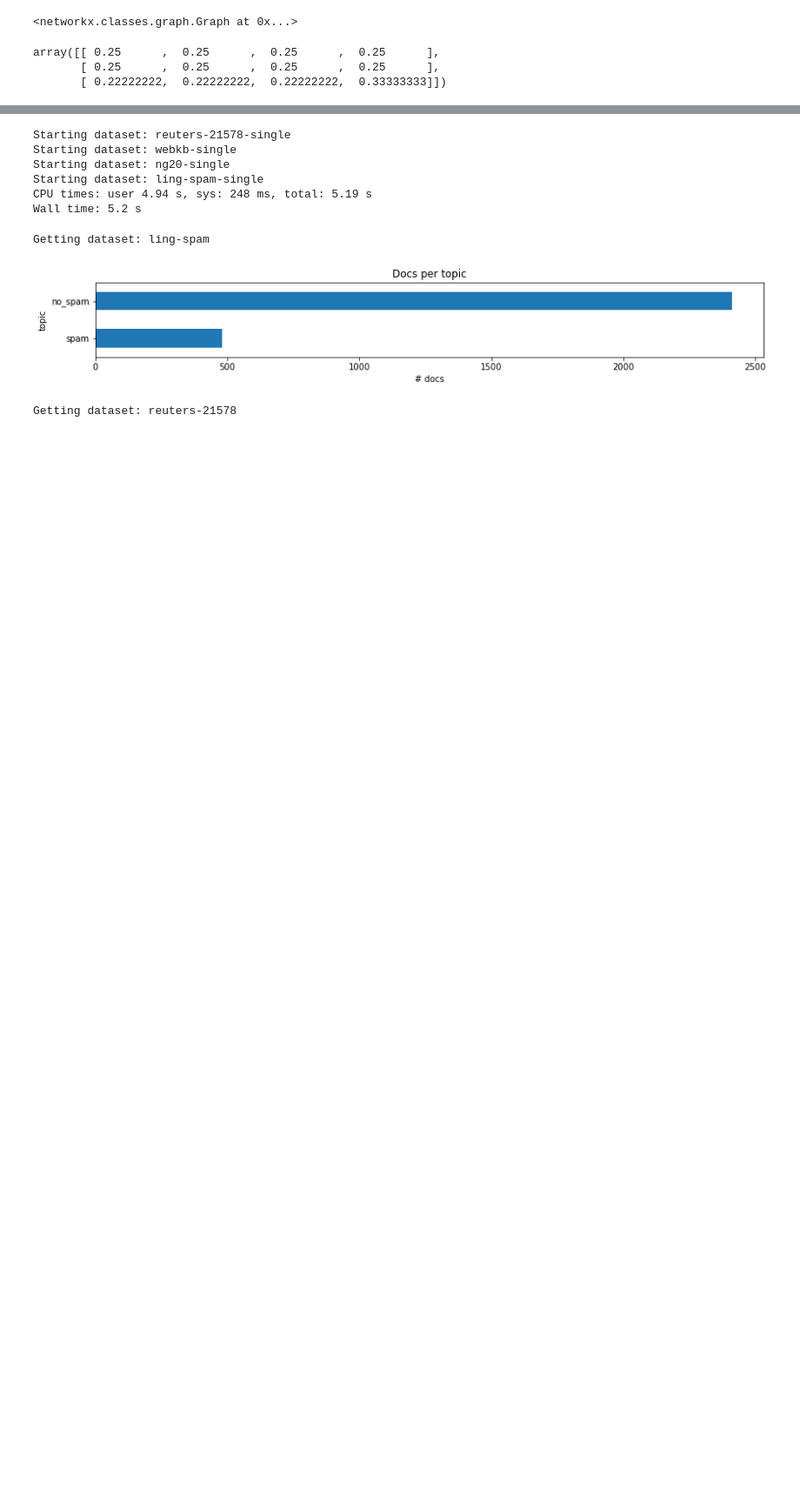
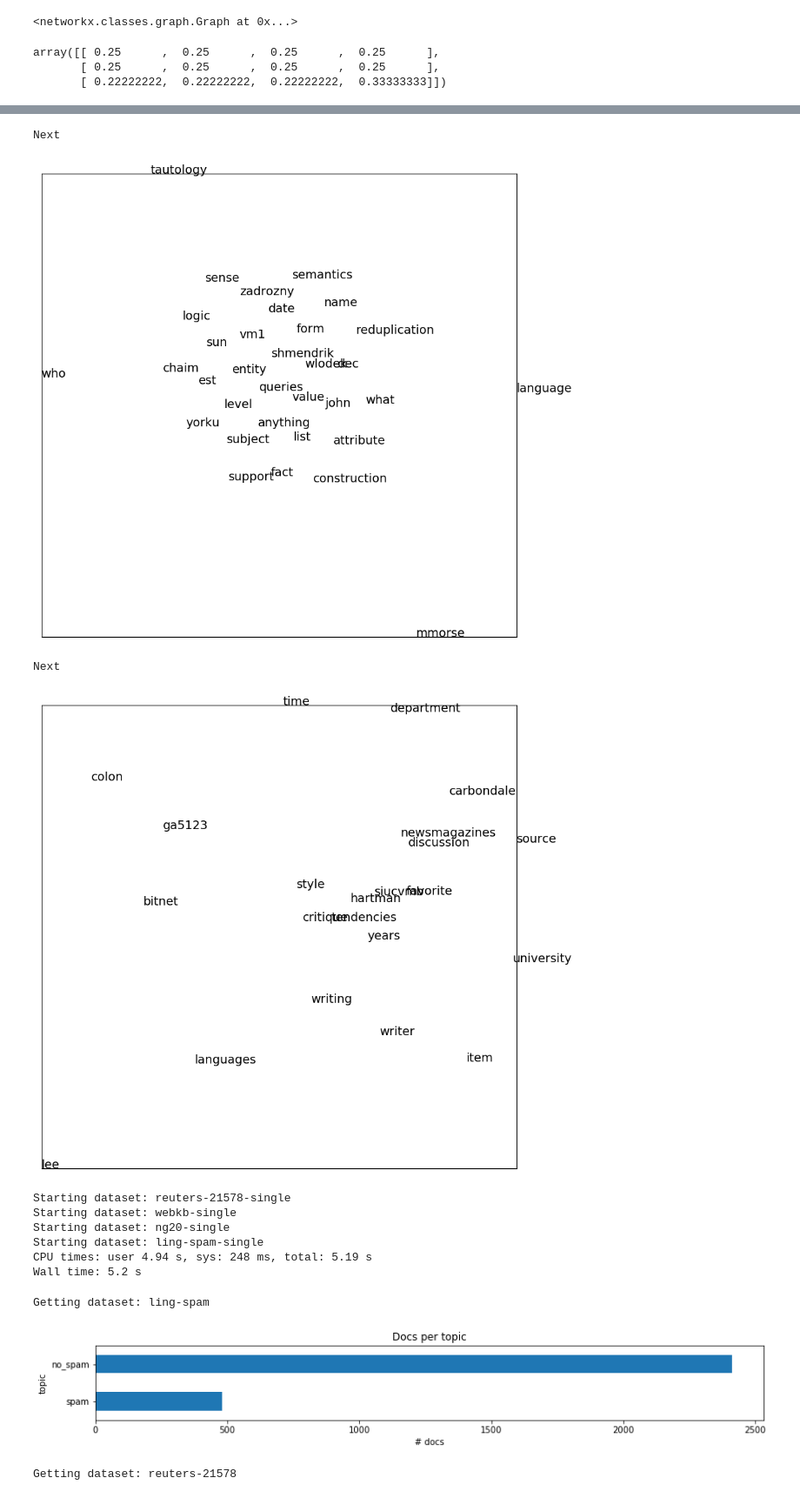
Before and after one commit to davidgengenbach/bachelor-thesis, a Jupyter notebook: code/dump.ipynb, the cells around one changed output, grey strips where cells are left out. Shown at 87% size. Cells and saved outputs as stored; diff of their text form; code cells hidden in the pictures; blank space fills up the shorter version.

Commit message:
tsne fix

```diff
--- a/code/dump.ipynb
+++ b/code/dump.ipynb
@@ -108,3 +125,14 @@ Training...
+# %%
+for model in models:
+    print('Next')
+    vectors = tsne.get_tsne_embedding(model)
+    tsne.plot_embedding(model, vectors)
+    plt.show()
+# %% [output]
+Next
+[figure, added]
+Next
+[figure, added]
 # %%
 %%time
 for dataset in ['reuters-21578-single', 'webkb-single', 'ng20-single', 'ling-spam-single']:
```
Also changed, not shown: parts of 1 cell of this notebook, 2 other files.
